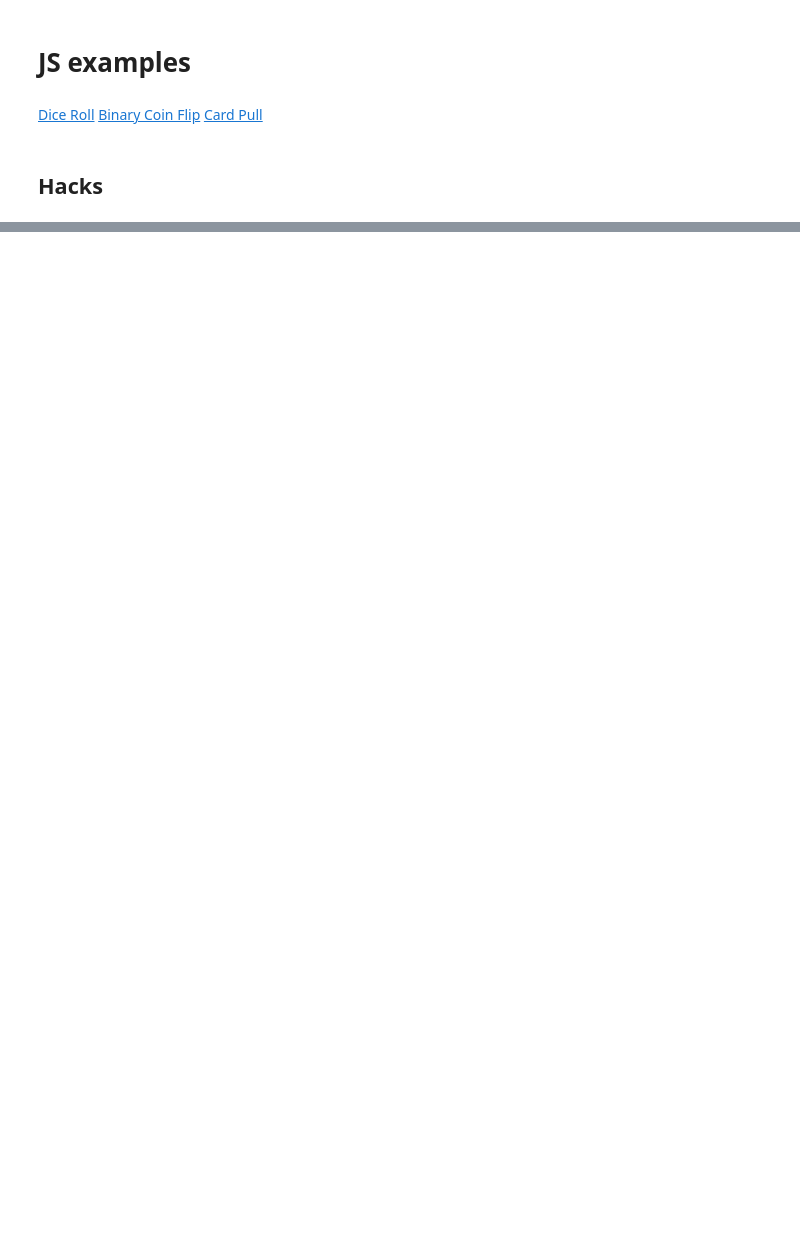
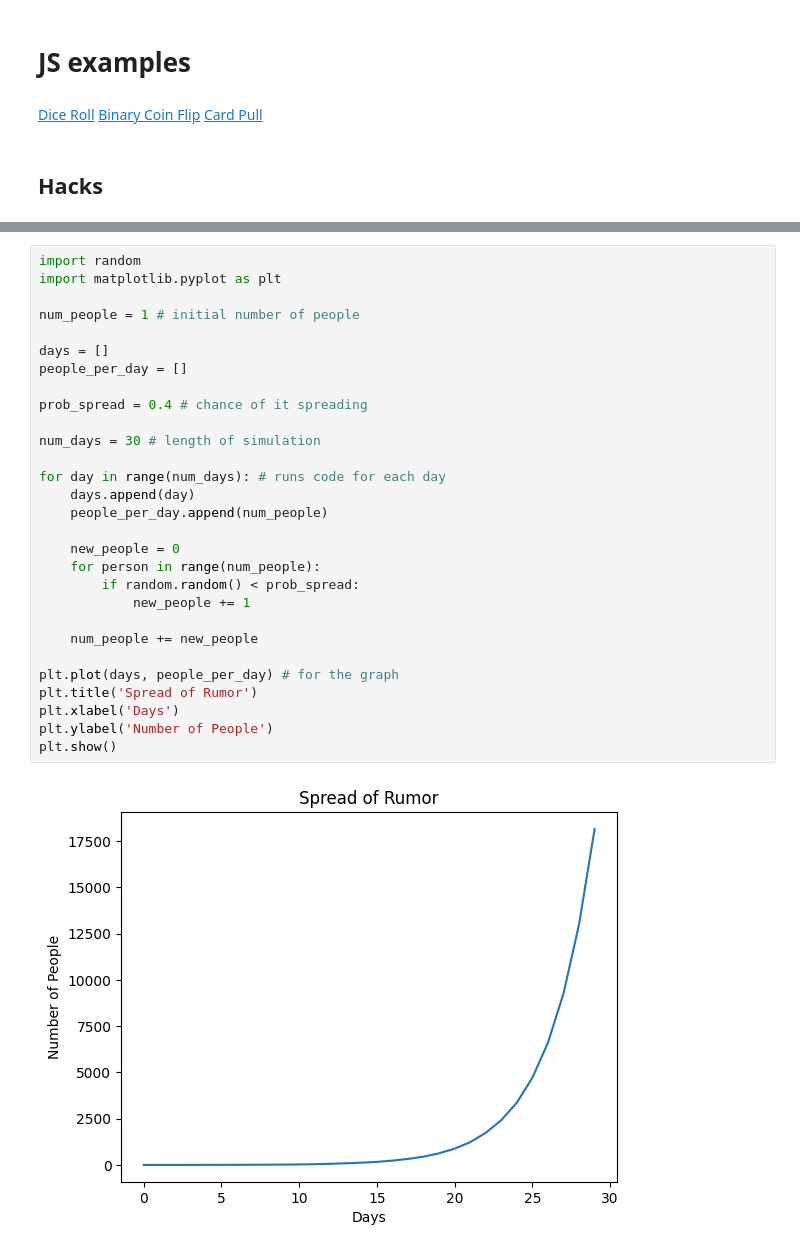
Before and after one commit to Nathan-Capule/CSPFastpages, a Jupyter notebook: _notebooks/2023-04-25-P3M-Simulations.ipynb, the cells around one changed output, grey strips where cells are left out. Drawn from its saved outputs; the diff is of its cells as text; blank space fills up the shorter version.

```diff
--- a/_notebooks/2023-04-25-P3M-Simulations.ipynb
+++ b/_notebooks/2023-04-25-P3M-Simulations.ipynb
@@ -310,0 +300,31 @@ How does this simulation have bias?
+# %%
+import random
+import matplotlib.pyplot as plt
+
+num_people = 1 # initial number of people
+
+days = []
+people_per_day = []
+
+prob_spread = 0.4 # chance of it spreading
+
+num_days = 30 # length of simulation
+
+for day in range(num_days): # runs code for each day
+    days.append(day)
+    people_per_day.append(num_people)
+
+    new_people = 0
+    for person in range(num_people):
+        if random.random() < prob_spread:
+            new_people += 1
+
+    num_people += new_people
+
+plt.plot(days, people_per_day) # for the graph
+plt.title('Spread of Rumor')
+plt.xlabel('Days')
+plt.ylabel('Number of People')
+plt.show()
+# %% [output]
+[figure, added]
```
Also changed, not shown: parts of 6 cells of this notebook, 2 other files.
